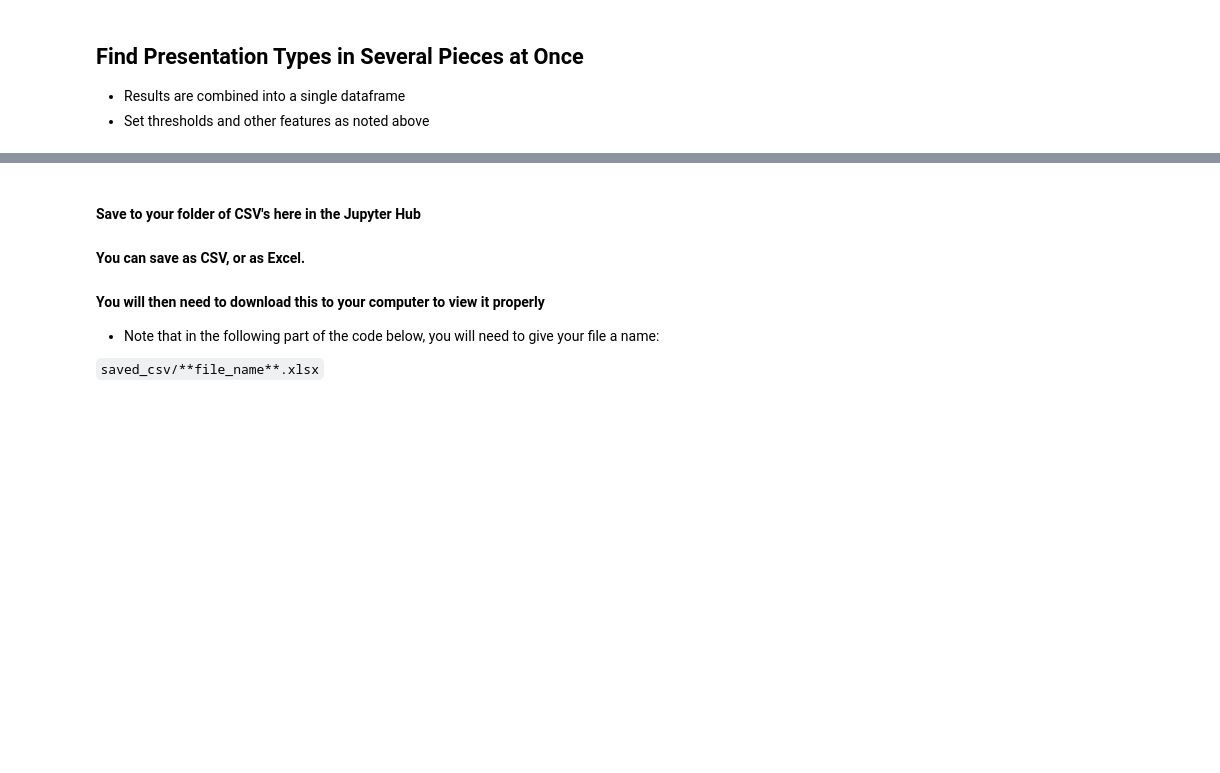
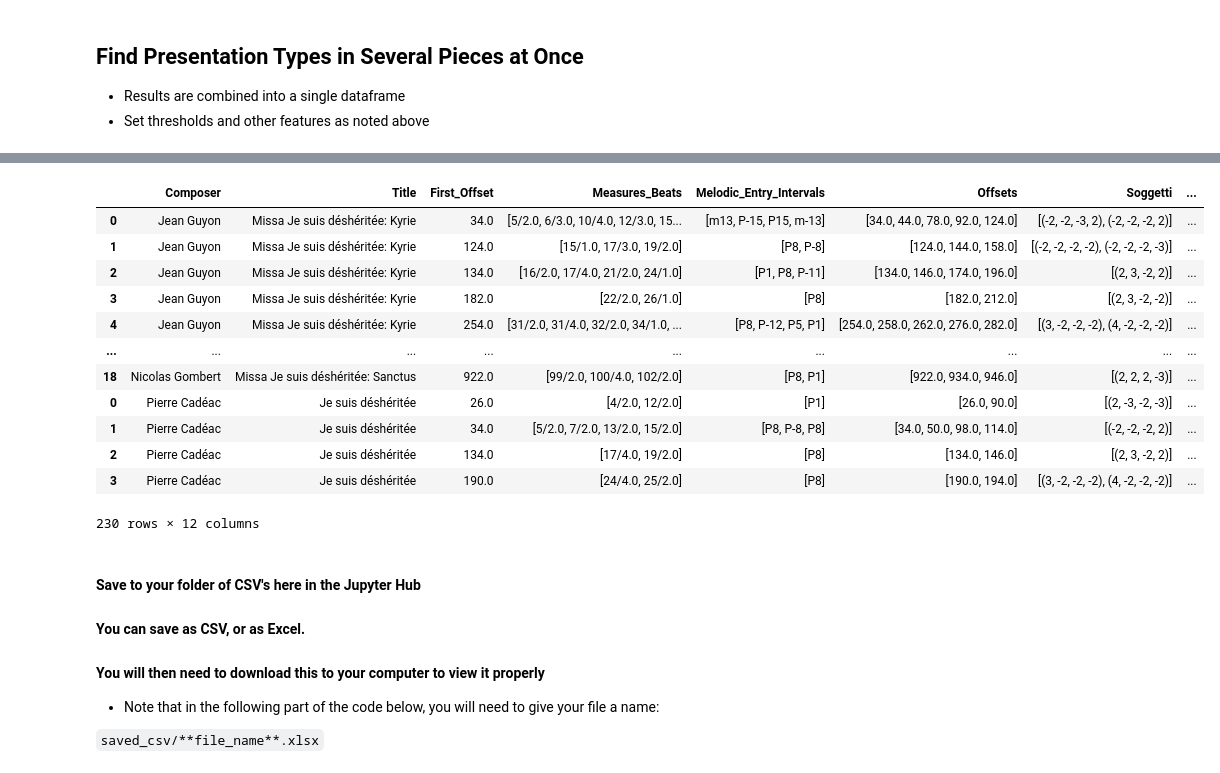
Before and after one commit to RichardFreedman/CRIM_JHUB, a Jupyter notebook: CRIM_05_Presentation_Types.ipynb, the cells around one changed output, grey strips where cells are left out. Cells and saved outputs as stored; diff of their text form; code cells hidden in the pictures; blank space fills up the shorter version.

```diff
--- a/CRIM_05_Presentation_Types.ipynb
+++ b/CRIM_05_Presentation_Types.ipynb
@@ -107,26 +107,13 @@ piece.presentationTypes(edit_distance_threshold = 1,
 * Set thresholds and other features as noted above
 # %%
 
-prefix = 'https://crimproject.org/mei/'
-
-piece_list =  ['CRIM_Mass_0005_3.mei',
-             'CRIM_Mass_0005_4.mei',
-             'CRIM_Mass_0005_5.mei',
-             'CRIM_Model_0001.mei',
-             'CRIM_Mass_0002_1.mei',
-             'CRIM_Mass_0002_2.mei',
-             'CRIM_Mass_0002_3.mei',
-             'CRIM_Mass_0002_4.mei',
-             'CRIM_Mass_0002_5.mei',
-             'CRIM_Model_0015.mei',
-             'CRIM_Mass_0013_1.mei',
-             'CRIM_Mass_0013_2.mei',
-             'CRIM_Mass_0013_3.mei',
-             'CRIM_Mass_0013_4.mei',
-             'CRIM_Mass_0013_5.mei',
-             'CRIM_Model_0019.mei',
-             'CRIM_Mass_0019_1.mei',
-             'CRIM_Mass_0019_2.mei',
-             'CRIM_Mass_0019_3.mei',
-             'CRIM_Mass_0019_4.mei',
-             'CRIM_Mass_0019_5.mei']
+corpus = CorpusBase(['https://crimproject.org/mei/CRIM_Mass_0006_1.mei',
+                     'https://crimproject.org/mei/CRIM_Mass_0006_2.mei',
+                     'https://crimproject.org/mei/CRIM_Mass_0006_3.mei',
+                     'https://crimproject.org/mei/CRIM_Mass_0006_4.mei',
+                     'https://crimproject.org/mei/CRIM_Mass_0006_5.mei',
+                     'https://crimproject.org/mei/CRIM_Mass_0007_1.mei',
+                     'https://crimproject.org/mei/CRIM_Mass_0007_2.mei',
+                     'https://crimproject.org/mei/CRIM_Mass_0007_3.mei',
+                     'https://crimproject.org/mei/CRIM_Mass_0007_4.mei',
+                             'https://crimproject.org/mei/CRIM_Model_0009.mei'])
@@ -170,3 +131,26 @@ Successfully imported https://crimproject.org/mei/CRIM_Mass_0019_5.mei
+# %%
+func = ImportedPiece.presentationTypes
+list_of_dfs = corpus.batch(func=func, kwargs={'edit_distance_threshold' : 1,
+                        'include_hidden_types' : True,
+                        'combine_unisons' : True,
+                       'melodic_ngram_length' : 4}, metadata=True)
+combined_df = pd.concat(list_of_dfs, ignore_index=False)
+# %%
+combined_df
+# %% [output]
+|  | Composer | Title | First_Offset | Measures_Beats | Melodic_Entry_Intervals | Offsets | Soggetti | ... |
+| 0 | Jean Guyon | Missa Je suis déshéritée: Kyrie | 34.0 | [5/2.0, 6/3.0, 10/4.0, 12/3.0, 15... | [m13, P-15, P15, m-13] | [34.0, 44.0, 78.0, 92.0, 124.0] | [(-2, -2, -3, 2), (-2, -2, -2, 2)] | ... |
+| 1 | Jean Guyon | Missa Je suis déshéritée: Kyrie | 124.0 | [15/1.0, 17/3.0, 19/2.0] | [P8, P-8] | [124.0, 144.0, 158.0] | [(-2, -2, -2, -2), (-2, -2, -2, -3)] | ... |
+| 2 | Jean Guyon | Missa Je suis déshéritée: Kyrie | 134.0 | [16/2.0, 17/4.0, 21/2.0, 24/1.0] | [P1, P8, P-11] | [134.0, 146.0, 174.0, 196.0] | [(2, 3, -2, 2)] | ... |
+| 3 | Jean Guyon | Missa Je suis déshéritée: Kyrie | 182.0 | [22/2.0, 26/1.0] | [P8] | [182.0, 212.0] | [(2, 3, -2, -2)] | ... |
+| 4 | Jean Guyon | Missa Je suis déshéritée: Kyrie | 254.0 | [31/2.0, 31/4.0, 32/2.0, 34/1.0, ... | [P8, P-12, P5, P1] | [254.0, 258.0, 262.0, 276.0, 282.0] | [(3, -2, -2, -2), (4, -2, -2, -2)] | ... |
+| ... | ... | ... | ... | ... | ... | ... | ... | ... |
+| 18 | Nicolas Gombert | Missa Je suis déshéritée: Sanctus | 922.0 | [99/2.0, 100/4.0, 102/2.0] | [P8, P1] | [922.0, 934.0, 946.0] | [(2, 2, 2, -3)] | ... |
+| 0 | Pierre Cadéac | Je suis déshéritée | 26.0 | [4/2.0, 12/2.0] | [P1] | [26.0, 90.0] | [(2, -3, -2, -3)] | ... |
+| 1 | Pierre Cadéac | Je suis déshéritée | 34.0 | [5/2.0, 7/2.0, 13/2.0, 15/2.0] | [P8, P-8, P8] | [34.0, 50.0, 98.0, 114.0] | [(-2, -2, -2, 2)] | ... |
+| 2 | Pierre Cadéac | Je suis déshéritée | 134.0 | [17/4.0, 19/2.0] | [P8] | [134.0, 146.0] | [(2, 3, -2, 2)] | ... |
+| 3 | Pierre Cadéac | Je suis déshéritée | 190.0 | [24/4.0, 25/2.0] | [P8] | [190.0, 194.0] | [(3, -2, -2, -2), (4, -2, -2, -2)] | ... |
+230 rows × 12 columns
 # %% [markdown]
 #### Save to your folder of CSV's here in the Jupyter Hub
 #### You can save as CSV, or as Excel.
```
Also changed, not shown: parts of 2 cells of this notebook.
